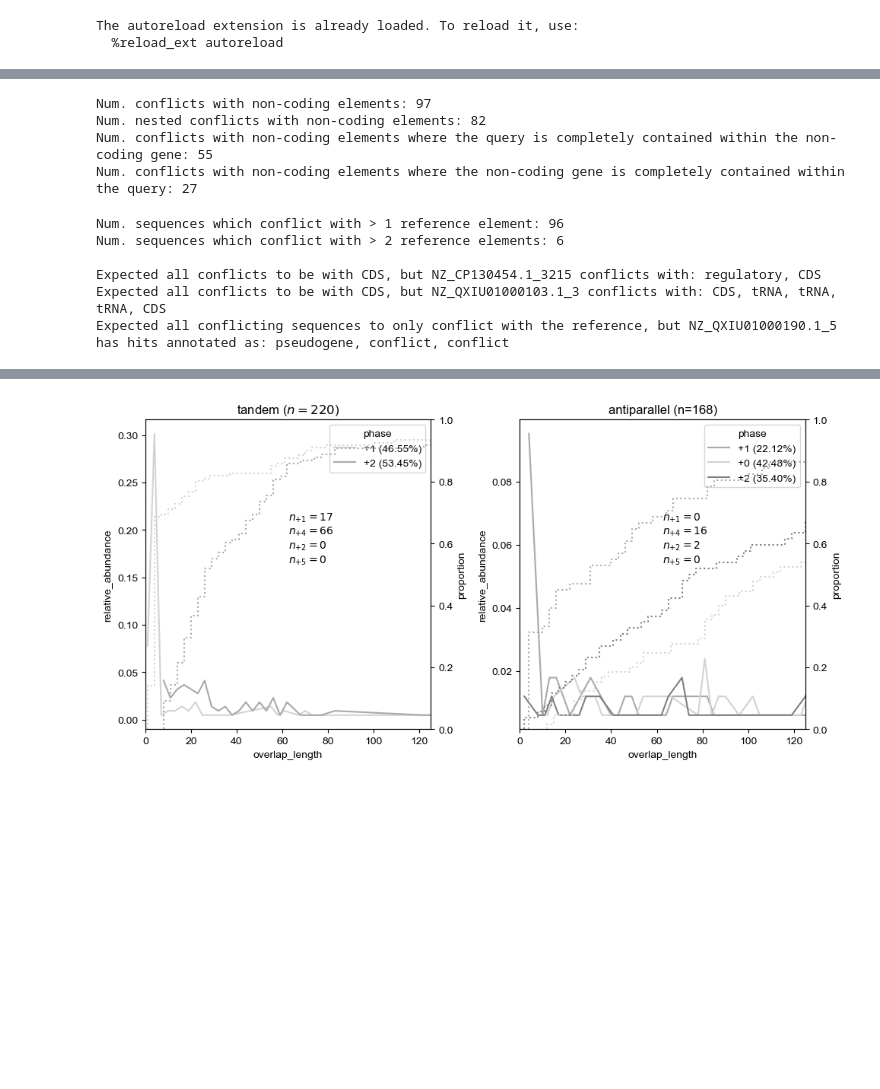
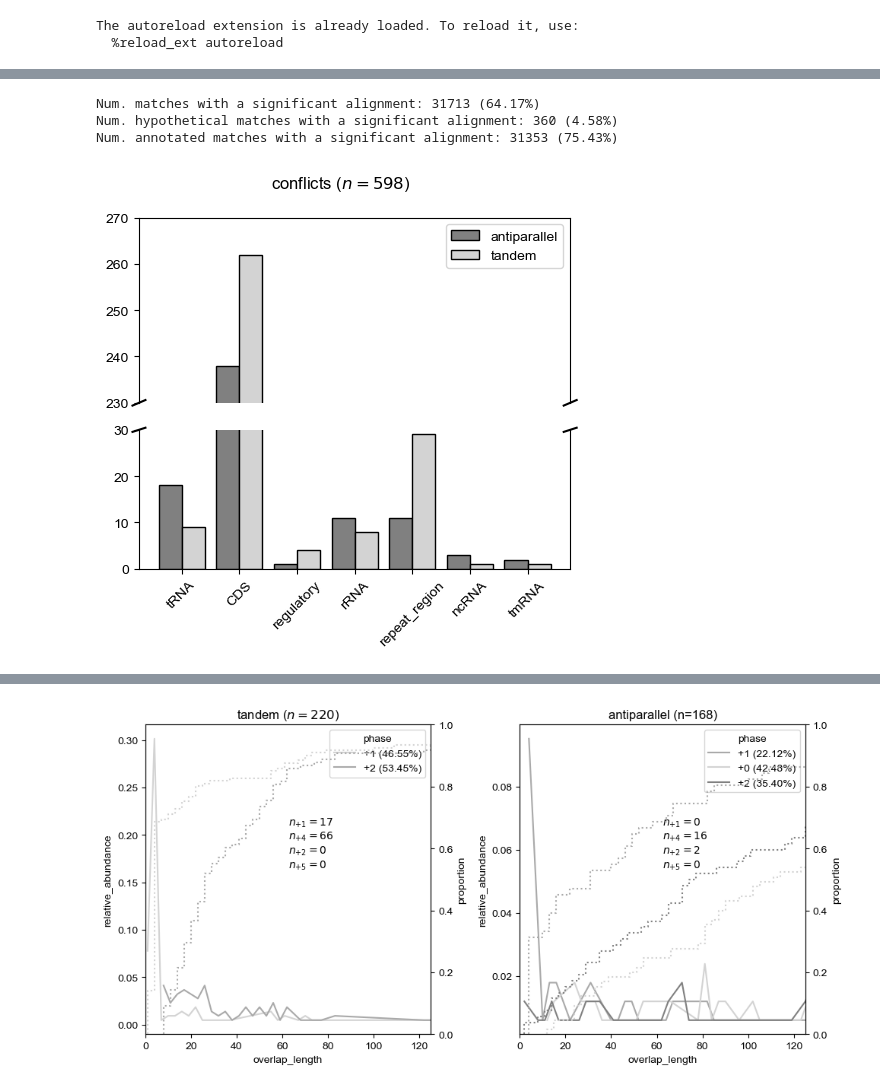
Before and after one commit to pipparichter/frugal, a Jupyter notebook: notebooks/results-2-1.ipynb, the cells around one changed output, grey strips where cells are left out. Drawn from its saved outputs; the diff is of its cells as text; code cells hidden in the pictures; blank space fills up the shorter version.

```diff
--- a/notebooks/results-2-1.ipynb
+++ b/notebooks/results-2-1.ipynb
@@ -220,32 +41,47 @@ si_figure_2(dataset_df)
-# %%
-print('Num. conflicts with non-coding elements:', is_non_coding_conflict(dataset_df).sum())
-print('Num. nested conflicts with non-coding elements:', (is_non_coding_conflict(dataset_df) & (dataset_df.overlap_type == 'nested')).sum())
-print('Num. conflicts with non-coding elements where the query is completely contained within the non-coding gene:', (is_non_coding_conflict(dataset_df) & (dataset_df.query_overlap_fraction == 1)).sum())
-print('Num. conflicts with non-coding elements where the non-coding gene is completely contained within the query:', (is_non_coding_conflict(dataset_df) & (dataset_df.top_hit_overlap_fraction == 1)).sum())
-# %% [output]
-Num. conflicts with non-coding elements: 97
-Num. nested conflicts with non-coding elements: 82
-Num. conflicts with non-coding elements where the query is completely contained within the non-coding gene: 55
-Num. conflicts with non-coding elements where the non-coding gene is completely contained within the query: 27
-# %%
-print('Num. sequences which conflict with > 1 reference element:', ((dataset_df.conflict) & (dataset_df.n_hits > 1)).sum())
-print('Num. sequences which conflict with > 2 reference elements:', ((dataset_df.conflict) & (dataset_df.n_hits > 2)).sum(), end='\n\n')
-
-all_hits_df = annotate(all_hits_df, prefix='subject')
-conflict_ids = dataset_df[(dataset_df.conflict) & (dataset_df.top_hit_feature == 'CDS') & (dataset_df.n_hits > 1)].index
-
-# Seems as though all but two sequences only conflict with other CDS. I think these can mostly be ignored, but probably an increased likelihood
-# that these sequences are spurious.
-for id_, df in all_hits_df[all_hits_df.query_id.isin(conflict_ids)].groupby('query_id'):
-    if not np.all(df.subject_feature == 'CDS'):
-        print(f'Expected all conflicts to be with CDS, but {id_} conflicts with: ' + ', '.join(df.subject_feature))
-    if not np.all(df.conflict): # Making sure no matches snuck in.
-        print(f'Expected all conflicting sequences to only conflict with the reference, but {id_} has hits annotated as: ' + ', '.join(df.category))
-# %% [output]
-Num. sequences which conflict with > 1 reference element: 96
-Num. sequences which conflict with > 2 reference elements: 6
-
-Expected all conflicts to be with CDS, but NZ_CP130454.1_3215 conflicts with: regulatory, CDS
-Expected all conflicts to be with CDS, but NZ_QXIU01000103.1_3 conflicts with: CDS, tRNA, tRNA, tRNA, CDS
-Expected all conflicting sequences to only conflict with the reference, but NZ_QXIU01000190.1_5 has hits annotated as: pseudogene, conflict, conflict
+# %%
+is_aligned = lambda df : df.index.isin(match_with_alignment_ids)
+
+print('Num. matches with a significant alignment:', is_aligned(match_df).sum(), f'({get_percent(is_aligned(match_df).sum(), len(match_df))})')
+print('Num. hypothetical matches with a significant alignment:', (is_aligned(match_df) & is_top_hit_hypothetical(match_df)).sum(), f'({get_percent((is_aligned(match_df) & is_top_hit_hypothetical(match_df)).sum(), is_top_hit_hypothetical(match_df).sum())})')
+print('Num. annotated matches with a significant alignment:', (is_aligned(match_df) & ~is_top_hit_hypothetical(match_df)).sum(), f'({get_percent((is_aligned(match_df) & ~is_top_hit_hypothetical(match_df)).sum(), (~is_top_hit_hypothetical(match_df)).sum())})')
+# %% [output]
+Num. matches with a significant alignment: 31713 (64.17%)
+Num. hypothetical matches with a significant alignment: 360 (4.58%)
+Num. annotated matches with a significant alignment: 31353 (75.43%)
+# %%
+def si_figure_2(dataset_df:pd.DataFrame, width:float=0.4):
+
+    figure_df = dataset_df[dataset_df.conflict].copy()
+    figure_df['top_hit_product'] = np.where(figure_df.top_hit_pseudo, 'pseudogene', figure_df.top_hit_product)
+    figure_df['category'] = figure_df.top_hit_feature
+
+
+    fig, axes = get_split_axes((0, 30), (230, 270))
+
+    offsets = {True:width/2, False:-width/2}
+    palette = {True:'lightgray', False:'gray'}
+
+    positions = np.arange(figure_df.category.nunique())
+
+    for same_strand, df in figure_df.groupby('same_strand'):
+        ax_df = pd.DataFrame(index=figure_df.category.unique())
+        ax_df['count'] = df.category.value_counts()
+        axes[0].bar(positions + offsets[same_strand], ax_df['count'], color=palette[same_strand], edgecolor='black', width=width, label='tandem' if same_strand else 'antiparallel')
+        axes[1].bar(positions + offsets[same_strand], ax_df['count'], color=palette[same_strand], edgecolor='black', width=width)
+
+    axes[1].set_xticks(positions, labels=figure_df.category.unique(), rotation=45)
+    axes[0].legend()
+
+    # text = ''
+    # for category, df in figure_df.groupby('category'):
+    #     text += '$p_{' + category + '}$' + f' = {get_percent(len(df), len(figure_df))} ($n={len(df)}$)\n'
+    # ax_a.text(0.4, 0.6, text, transform=ax_a.transAxes, fontsize='small')
+
+    fig.suptitle(f'conflicts ($n={len(figure_df)}$)')
+    fig.tight_layout()
+    plt.show()
+
+si_figure_2(dataset_df)
+# %% [output]
+[figure, added]
 # %%
```
Also changed, not shown: parts of 35 cells of this notebook, 8 other files.
